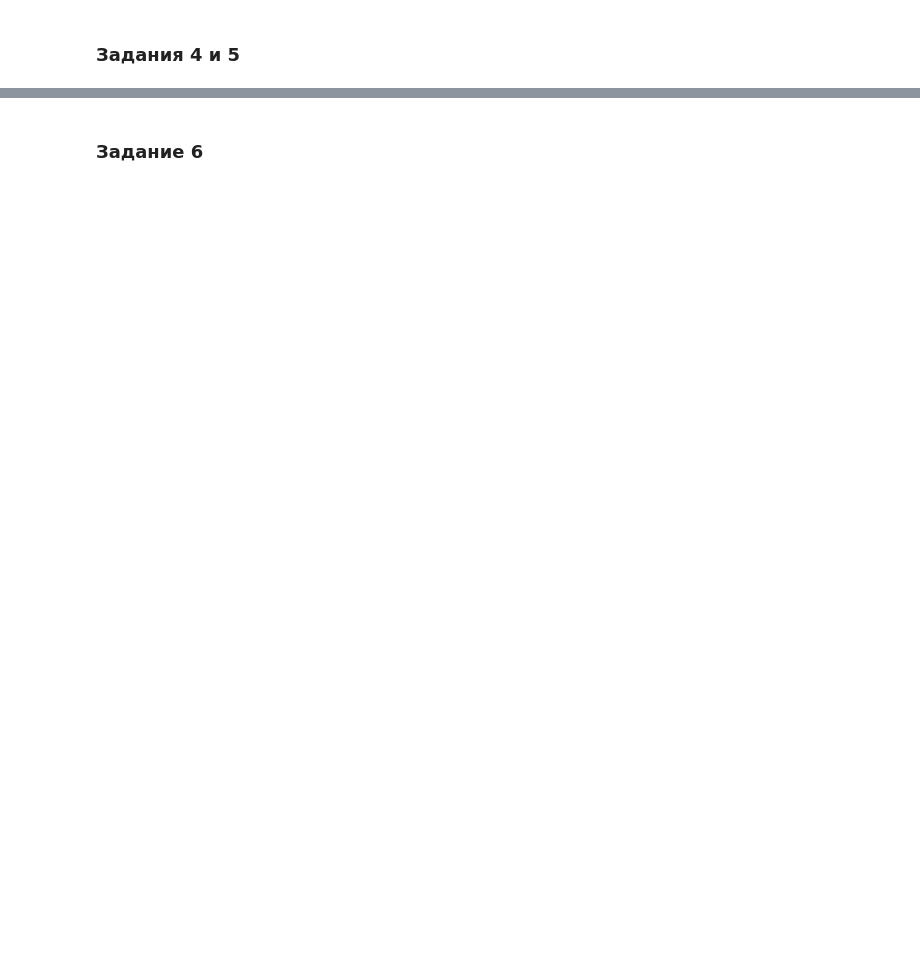
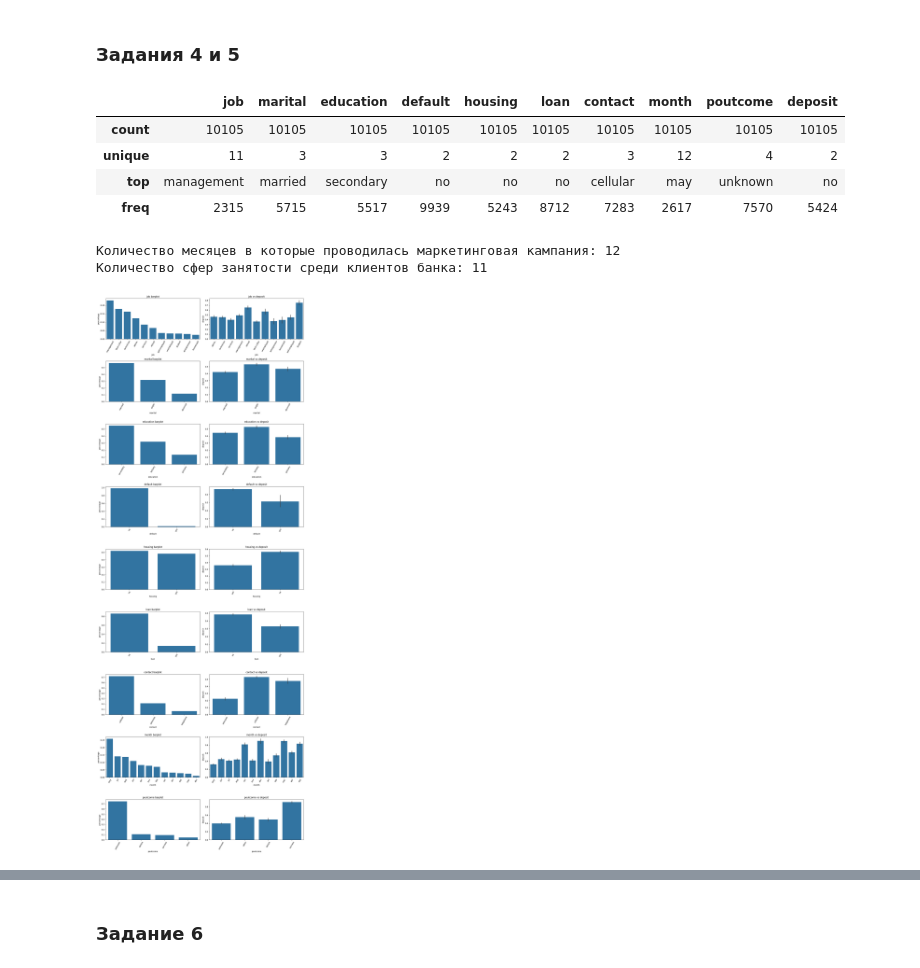
Before and after one commit to vavilove001-lab/sf_data_science, a Jupyter notebook: Projects/Project-4.ML/Project_4_ML.ipynb, the cells around one changed output, grey strips where cells are left out. Cells and saved outputs as stored; diff of their text form; code cells hidden in the pictures; blank space fills up the shorter version.

```diff
--- a/Projects/Project-4.ML/Project_4_ML.ipynb
+++ b/Projects/Project-4.ML/Project_4_ML.ipynb
@@ -238,5 +253,49 @@ boxplot.set_title('cleaned balance Boxplot');
 ### Задания 4 и 5
 # %%
 #рассчитайте описательные статистики для категориальных переменных, проинтерпретируйте результат
-#ваш код
+display(cleaned.describe(include='object'))
+
 #постройте визуализации, иллюстрирующие результаты
+#выделяем имена категориальных признаков в виде списка для удобства дальнейшей работы
+types = cleaned.dtypes
+cat_features = list(types[(types == 'object')].index)
+
+# Уберем целевой признак из списка
+cat_features = cat_features[:-1]
+
+# Заменим значения целевого признака на числовые для построения визуализации
+data = cleaned.copy()
+data['deposit'] = data['deposit'].apply(lambda x: 1 if x == 'yes' else 0)
+
+
+n = len(cat_features) # число категориальных признаков
+fig, axes = plt.subplots(n, 2, figsize=(15, 40)) # фигура+n*2 координатных плоскостей
+
+# Создаём цикл для всех признаков из списка категориальных признаков
+for i, feature in enumerate(cat_features):
+    # Строим количественную столбчатую диаграмму для долевого соотношения каждой из категорий в данных
+    count_data = (cleaned[feature].value_counts(normalize=True)
+                  .sort_values(ascending=False)
+                  .rename('percentage')
+                  .reset_index())
+    count_barplot = sns.barplot(data=count_data, x=feature, y='percentage', ax=axes[i][0])
+    count_barplot.set_title('{} barplot'.format(feature));
+    count_barplot.xaxis.set_tick_params(rotation=60)
+
+    # Строим столбчатую диаграмму доли людей открывших депозит (среднее по столбцу deposit) в зависимости от категории
+    mean_barplot = sns.barplot(data=data, x=feature, y='deposit', ax=axes[i][1])
+    mean_barplot.set_title('{} vs deposit'.format(feature));
+    mean_barplot.xaxis.set_tick_params(rotation=60)
+plt.tight_layout() # выравнивание графиков
+
+print(f"Количество месяцев в которые проводилась маркетинговая кампания: {cleaned['month'].nunique()}")
+print(f"Количество сфер занятости среди клиентов банка: {cleaned['job'].nunique()}")
+# %% [output]
+|  | job | marital | education | default | housing | loan | contact | month | poutcome | deposit |
+| count | 10105 | 10105 | 10105 | 10105 | 10105 | 10105 | 10105 | 10105 | 10105 | 10105 |
+| unique | 11 | 3 | 3 | 2 | 2 | 2 | 3 | 12 | 4 | 2 |
+| top | management | married | secondary | no | no | no | cellular | may | unknown | no |
+| freq | 2315 | 5715 | 5517 | 9939 | 5243 | 8712 | 7283 | 2617 | 7570 | 5424 |
+Количество месяцев в которые проводилась маркетинговая кампания: 12
+Количество сфер занятости среди клиентов банка: 11
+[figure, added]
```
Also changed, not shown: parts of 54 cells of this notebook, 2 other files.
